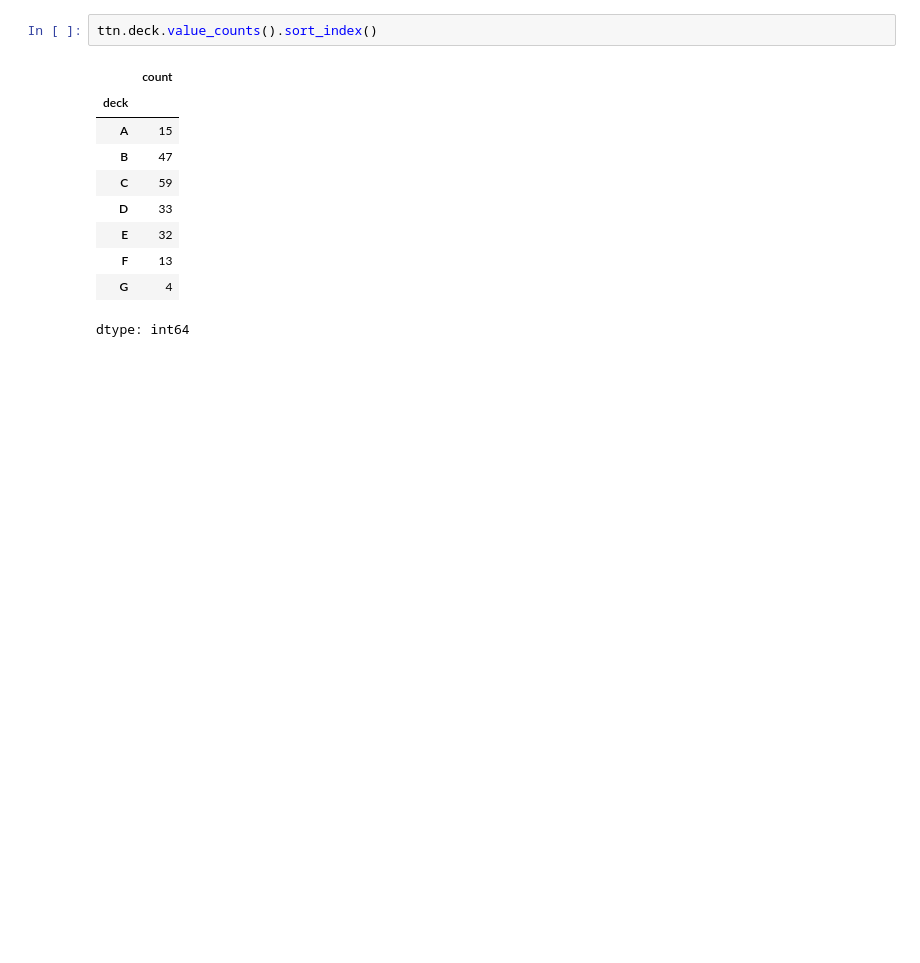
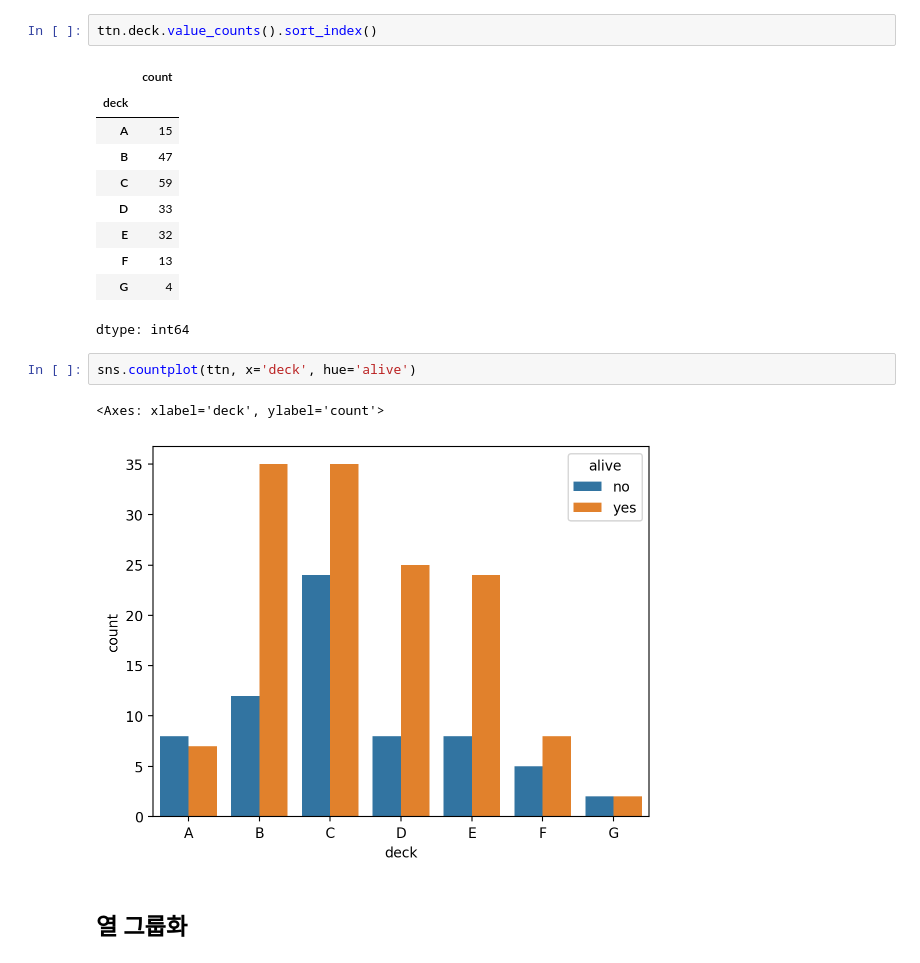
Before and after one commit to wldbsdk/2025-1--myclass-BDA, a Jupyter notebook: inclass/04w_B_wed_0326_dataframe_application.ipynb, the cells around one changed output. Cells and saved outputs as stored; diff of their text form; blank space fills up the shorter version.

```diff
--- a/inclass/04w_B_wed_0326_dataframe_application.ipynb
+++ b/inclass/04w_B_wed_0326_dataframe_application.ipynb
@@ -565,3 +565,10 @@ ttn.deck.value_counts().sort_index()
 | F | 13 |
 | G | 4 |
 dtype: int64
+# %%
+sns.countplot(ttn, x='deck', hue='alive')
+# %% [output]
+<Axes: xlabel='deck', ylabel='count'>
+[figure, added]
+# %% [markdown]
+## 열 그룹화
```
Also changed, not shown: parts of 84 cells of this notebook.
